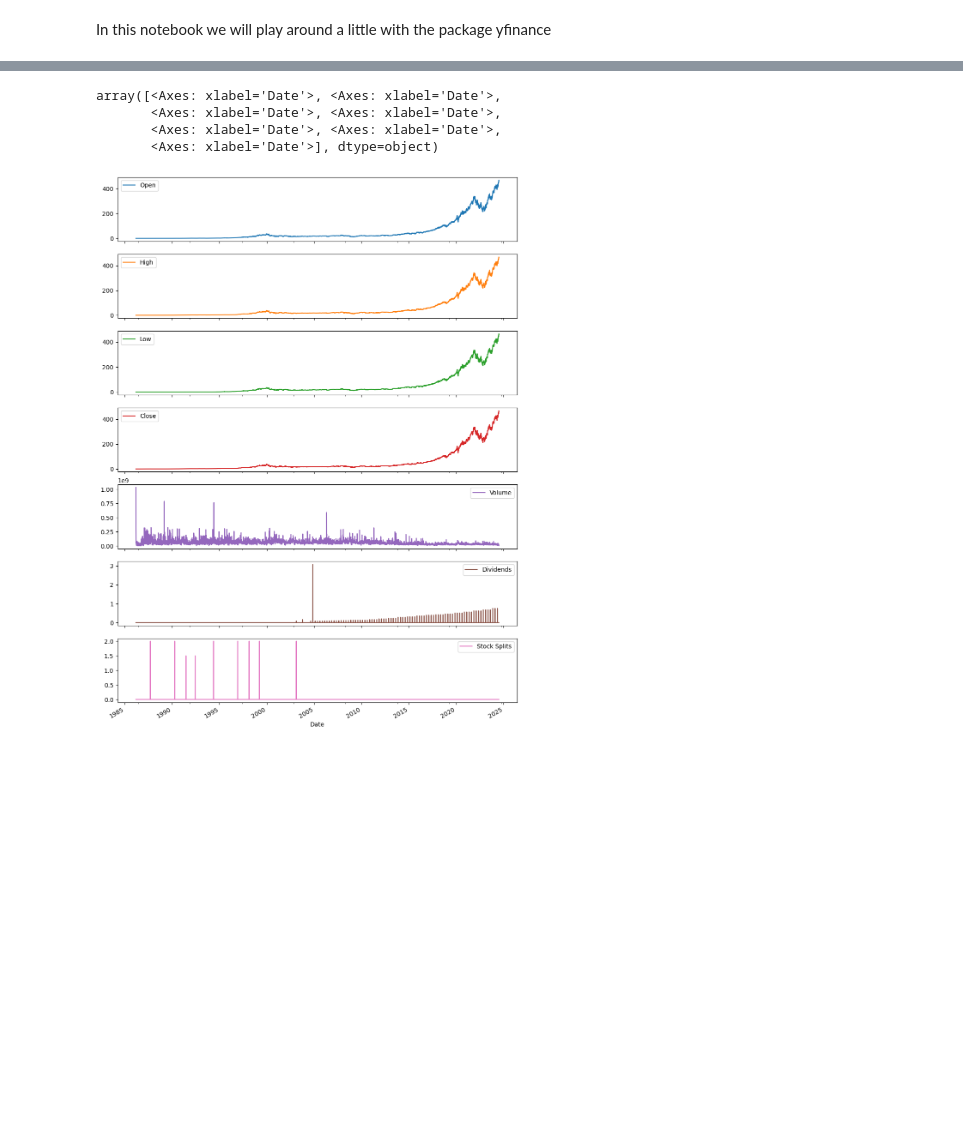
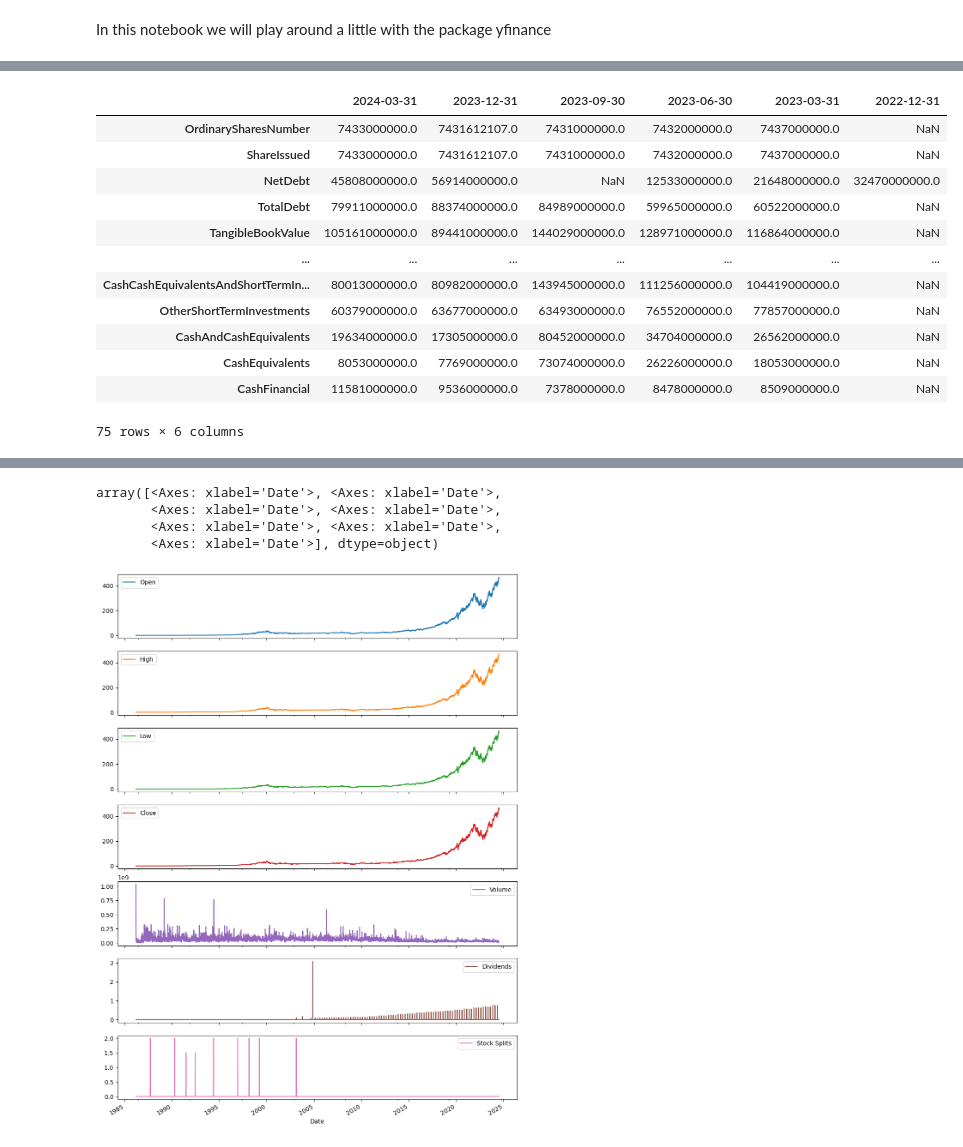
Before and after one commit to HiggsP10/Portfolio_Optimization, a Jupyter notebook: notebooks/arvind-work.ipynb, the cells around one changed output, grey strips where cells are left out. Saved outputs shown, nothing was run; the diff lists cells and outputs as text; code cells hidden in the pictures; blank space fills up the shorter version.

```diff
--- a/notebooks/arvind-work.ipynb
+++ b/notebooks/arvind-work.ipynb
@@ -487,0 +107,17 @@ goog_options
+# %%
+#get msft quaterly balance sheet
+msft.get_balancesheet(freq='quarterly')
+# %% [output]
+|  | 2024-03-31 | 2023-12-31 | 2023-09-30 | 2023-06-30 | 2023-03-31 | 2022-12-31 |
+| OrdinarySharesNumber | 7433000000.0 | 7431612107.0 | 7431000000.0 | 7432000000.0 | 7437000000.0 | NaN |
+| ShareIssued | 7433000000.0 | 7431612107.0 | 7431000000.0 | 7432000000.0 | 7437000000.0 | NaN |
+| NetDebt | 45808000000.0 | 56914000000.0 | NaN | 12533000000.0 | 21648000000.0 | 32470000000.0 |
+| TotalDebt | 79911000000.0 | 88374000000.0 | 84989000000.0 | 59965000000.0 | 60522000000.0 | NaN |
+| TangibleBookValue | 105161000000.0 | 89441000000.0 | 144029000000.0 | 128971000000.0 | 116864000000.0 | NaN |
+| ... | ... | ... | ... | ... | ... | ... |
+| CashCashEquivalentsAndShortTermIn... | 80013000000.0 | 80982000000.0 | 143945000000.0 | 111256000000.0 | 104419000000.0 | NaN |
+| OtherShortTermInvestments | 60379000000.0 | 63677000000.0 | 63493000000.0 | 76552000000.0 | 77857000000.0 | NaN |
+| CashAndCashEquivalents | 19634000000.0 | 17305000000.0 | 80452000000.0 | 34704000000.0 | 26562000000.0 | NaN |
+| CashEquivalents | 8053000000.0 | 7769000000.0 | 73074000000.0 | 26226000000.0 | 18053000000.0 | NaN |
+| CashFinancial | 11581000000.0 | 9536000000.0 | 7378000000.0 | 8478000000.0 | 8509000000.0 | NaN |
+75 rows × 6 columns
```
Also changed, not shown: parts of 76 cells of this notebook.
